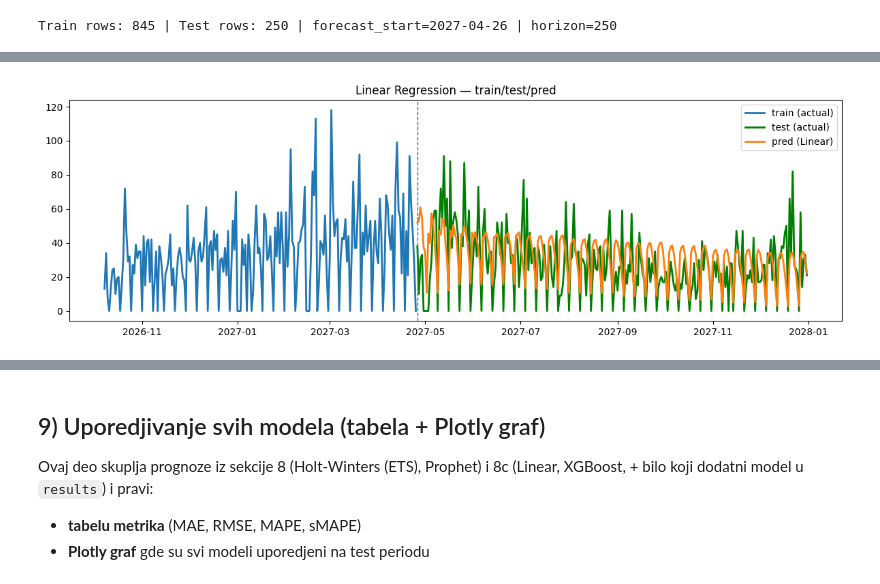
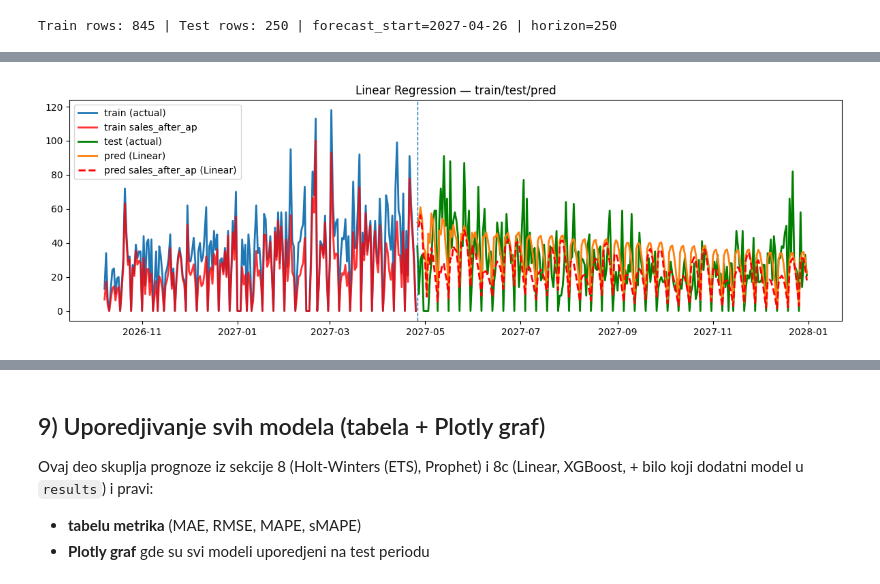
Before and after one commit to AndrijaLazic/Time-Series-Forecasting, a Jupyter notebook: python-roi/main_v2.ipynb, the cells around one changed output, grey strips where cells are left out. Drawn from its saved outputs; the diff is of its cells as text; code cells hidden in the pictures.

```diff
--- a/python-roi/main_v2.ipynb
+++ b/python-roi/main_v2.ipynb
@@ -261,6 +280,8 @@ generate_daily_sales(trend="up", seasonality="monthly+yearly", periods=30, weekl
 # %%
 TRENDS = ["flat", "up", "down"]
 SEASONALITIES = ["none", "monthly", "yearly", "monthly+yearly"]
+
+SAVINGS_DIFF = 0.50  # max savings share in [0.05, 0.5]
 
 scenarios = {}
 for tr in TRENDS:
@@ -280,6 +301,7 @@ for tr in TRENDS:
             spike_prob=0.02,
             overdispersion_k=10.0,
             weekly_batch_input=False,
+            savings_diff=SAVINGS_DIFF,
         )
 
 # Single "bad user input" scenario: weekly batch entry at end of week
@@ -298,6 +320,7 @@ scenarios["bad_user_input"] = generate_daily_sales(
     overdispersion_k=10.0,
     weekly_batch_input=True,
     weekly_batch_last_k_days=3,   # entry day among last 3 days of week (not necessarily Friday)
+    savings_diff=SAVINGS_DIFF,
 )
 
 list(scenarios.keys())[:], len(scenarios)
@@ -1490,6 +1703,19 @@ _test_d  = ensure_daily(_test)
 
 train_series = _train_d["sales"].astype(float)
 
+# AP target for secondary forecast in 8c (same rule as 8a/8b)
+savings_target_col = "savings_diff" if ("savings_diff" in _train_d.columns and "savings_diff" in _test_d.columns) else (
+    "savings_rate" if ("savings_rate" in _train_d.columns and "savings_rate" in _test_d.columns) else None
+)
+
+if savings_target_col is not None:
+    _train_d[savings_target_col] = pd.to_numeric(_train_d[savings_target_col], errors="coerce").fillna(0.05).clip(lower=0.05, upper=0.5)
+    _test_d[savings_target_col] = pd.to_numeric(_test_d[savings_target_col], errors="coerce").fillna(0.05).clip(lower=0.05, upper=0.5)
+    savings_train_series = _train_d[savings_target_col].astype(float)
+else:
+    savings_train_series = None
+    print("[INFO] Nema 'savings_diff'/'savings_rate' kolone u train/test; AP forecast u 8c ce biti NaN.")
+
 # -----------------------------
 # 2) Feature engineering (lag modeli)
 # -----------------------------
@@ -1511,9 +1737,14 @@ def make_features_from_history(history: pd.Series, ts: pd.Timestamp) -> dict:
 
     return feats
 
-def build_supervised(df_daily: pd.DataFrame):
-    """X, y iz dnevnog df: y(t)=sales(t), feature-i koriste prošlost."""
-    y = df_daily["sales"].astype(float)
+def build_supervised(df_daily: pd.DataFrame, target_col: str = "sales"):
+    """X, y iz dnevnog df: y(t)=target_col(t), feature-i koriste prošlost."""
+    if target_col not in df_daily.columns:
+        raise ValueError(f"Nedostaje target kolona: {target_col}")
+
+    y = pd.to_numeric(df_daily[target_col], errors="coerce").fillna(0.0).astype(float)
+    if target_col in ("savings_diff", "savings_rate"):
+        y = y.clip(lower=0.05, upper=0.5)
 
     max_need = max(LAGS + ROLLS)
     X_rows, y_rows, idx_rows = [], [], []
@@ -1530,7 +1761,7 @@ def build_supervised(df_daily: pd.DataFrame):
     y_out = pd.Series(y_rows, index=pd.DatetimeIndex(idx_rows), name="y")
     return X, y_out
 
-def recursive_forecast(model, history: pd.Series, start_date: pd.Timestamp, periods: int, feature_columns=None) -> pd.Series:
+def recursive_forecast(model, history: pd.Series, start_date: pd.Timestamp, periods: int, feature_columns=None, clip_min: float = 0.0, clip_max: float | None = None) -> pd.Series:
     """Rekurzivna prognoza: svaki dan koristi prethodno predviđene vrednosti kao 'istoriju'."""
     hist = history.copy()
     preds, dates = [], []
@@ -1542,8 +1773,12 @@ def recursive_forecast(model, history: pd.Series, start_date: pd.Timestamp, peri
             X1 = pd.DataFrame([feats], columns=feature_columns)
         else:
             X1 = pd.DataFrame([feats])
+
         yhat = float(model.predict(X1)[0])
-        yhat = max(0.0, yhat)  # clamp
+        yhat = max(float(clip_min), yhat)
+        if clip_max is not None:
+            yhat = min(float(clip_max), yhat)
+
         preds.append(yhat)
         dates.append(cur)
         hist = pd.concat([hist, pd.Series([yhat], index=[cur])])
@@ -1565,6 +1800,7 @@ def metrics(y_true: pd.Series, y_pred: pd.Series) -> dict:
 
 # Global containers (koristi 8c-1a/2a/3a i 8d)
 results = {}
+results_ap = {}
 model_metrics = {}
 
 # Forecast horizon = test length
@@ -1597,26 +1893,34 @@ Linear metrics: {'MAE': 13.651543120333521, 'RMSE': 17.304072771191684, 'MAPE%':
 # %%
 # 8c-1b) Linear Regression — grafik (train/test/pred)
 
 import matplotlib.pyplot as plt
 
 VIEW_LAST_TRAIN_DAYS = 200  # promeni po želji
 
 train_view_start = max(_train_d.index.min(), _train_d.index.max() - pd.Timedelta(days=VIEW_LAST_TRAIN_DAYS-1))
 tr = _train_d.loc[train_view_start:]
 te = _test_d.copy()
 pred = results["Linear"]
+ap_pred = results_ap["Linear"]
 
 plt.figure(figsize=(12, 4))
 plt.plot(tr.index, tr["sales"].values, label="train (actual)", linewidth=2)
+if "sales_after_ap" in tr.columns:
+    tr_sales_after_ap = pd.to_numeric(tr["sales_after_ap"], errors="coerce").fillna(0.0).clip(lower=0.0)
+    plt.plot(tr.index, tr_sales_after_ap.values, label="train sales_after_ap", color="red", linewidth=2, alpha=0.8)
+
 plt.plot(te.index, te["sales"].values, label="test (actual)", linewidth=2, color="green")
 plt.plot(pred.index, pred.values, label="pred (Linear)", linewidth=2)
+if "sales_after_ap_pred" in ap_pred.columns:
+    plt.plot(ap_pred.index, ap_pred["sales_after_ap_pred"].values, label="pred sales_after_ap (Linear)", linewidth=2, color="red", linestyle="--")
+
 plt.axvline(te.index.min(), linestyle="--", linewidth=1)
 plt.title("Linear Regression — train/test/pred")
 plt.legend()
 plt.tight_layout()
 plt.show()
 # %% [output]
-[figure, old version]
+[figure, new version]
 # %%
 # 8c-2a) XGBoost — logika (fit + prognoza + metrike)
 
```
Also changed, not shown: parts of 8 cells of this notebook.
